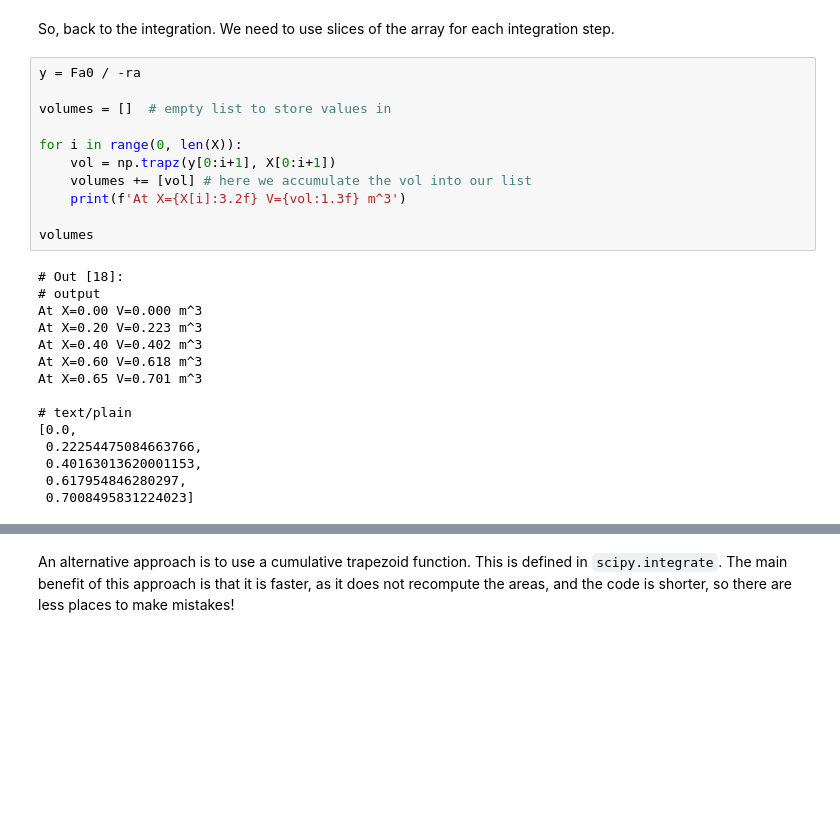
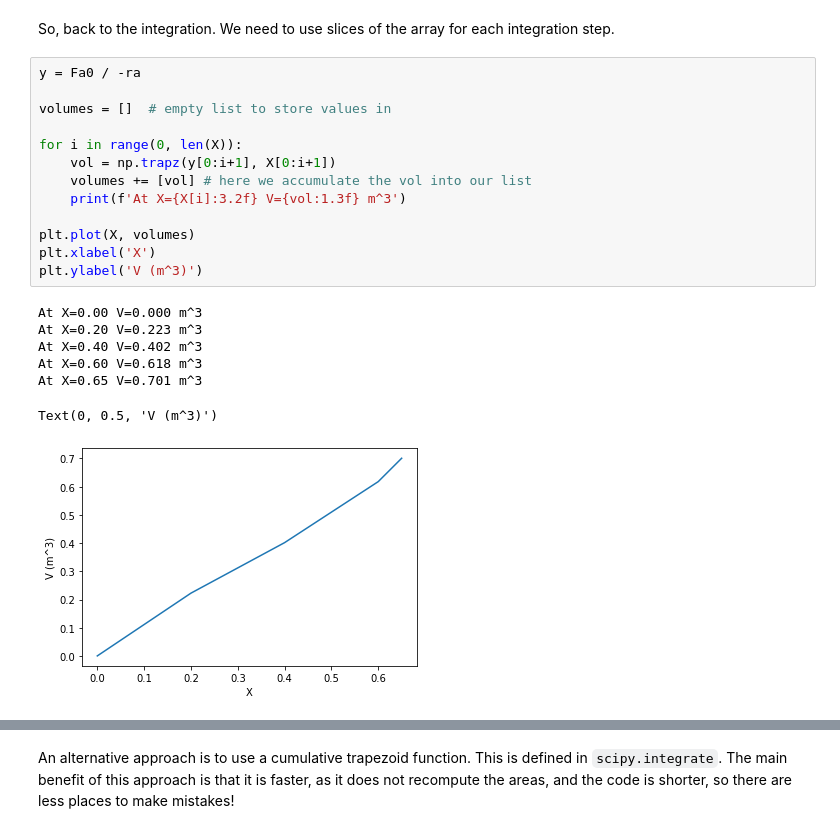
Before and after one commit to jkitchin/f19-06623, a Jupyter notebook: lectures/02-integration-1.ipynb, the cells around one changed output, grey strips where cells are left out. Cells and saved outputs as stored; diff of their text form; blank space fills up the shorter version.

```diff
--- a/lectures/02-integration-1.ipynb
+++ b/lectures/02-integration-1.ipynb
@@ -264,26 +237,21 @@ So, back to the integration. We need to use slices of the array for each integra
 # %%
 y = Fa0 / -ra
 
 volumes = []  # empty list to store values in
 
 for i in range(0, len(X)):
     vol = np.trapz(y[0:i+1], X[0:i+1])
     volumes += [vol] # here we accumulate the vol into our list
     print(f'At X={X[i]:3.2f} V={vol:1.3f} m^3')
 
-volumes
+plt.plot(X, volumes)
+plt.xlabel('X')
+plt.ylabel('V (m^3)')
 # %% [output]
-# Out [18]:
-# output
 At X=0.00 V=0.000 m^3
 At X=0.20 V=0.223 m^3
 At X=0.40 V=0.402 m^3
 At X=0.60 V=0.618 m^3
 At X=0.65 V=0.701 m^3
-
-# text/plain
-[0.0,
- 0.22254475084663766,
- 0.40163013620001153,
- 0.617954846280297,
- 0.7008495831224023]
+Text(0, 0.5, 'V (m^3)')
+[figure, added]
```
Also changed, not shown: parts of 33 cells of this notebook.
